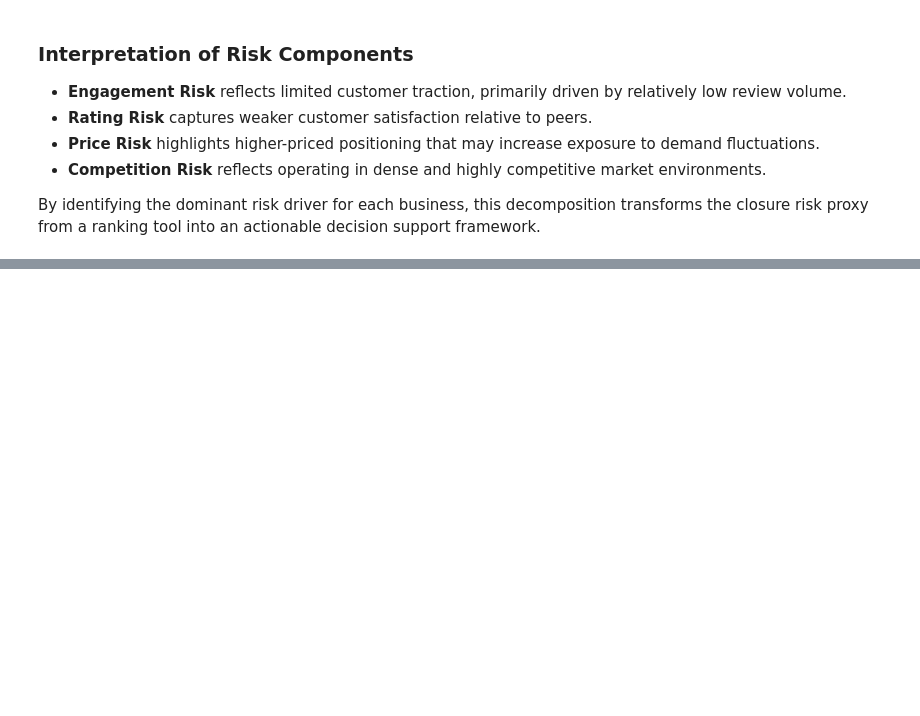
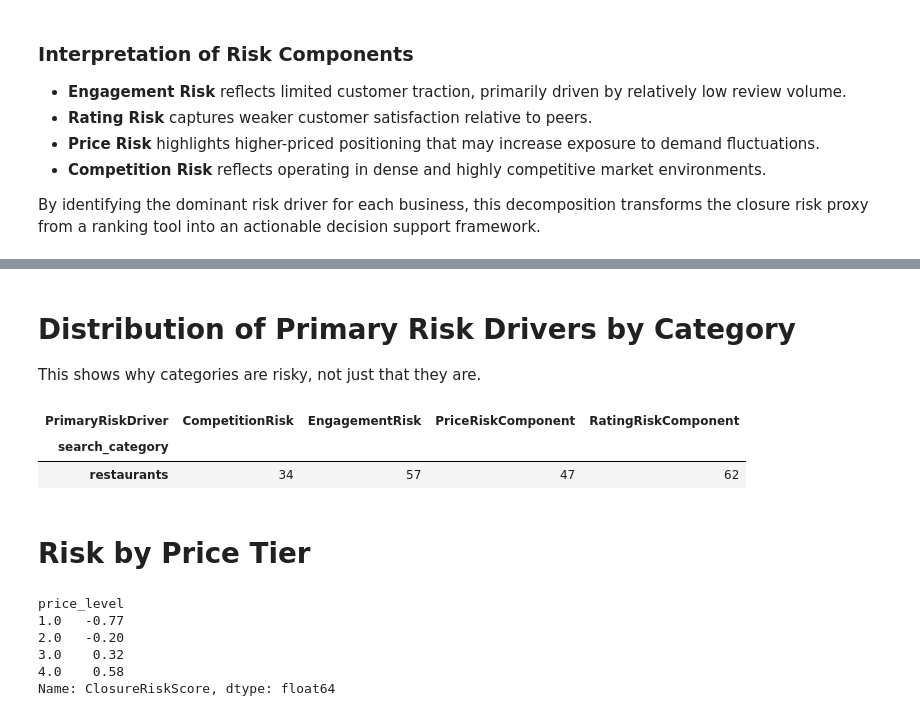
Before and after one commit to nathanho27/Yelp-BI, a Jupyter notebook: MachineLearning/ClosureRiskModel.ipynb, the cells around one changed output, grey strips where cells are left out. Drawn from its saved outputs; the diff is of its cells as text; code cells hidden in the pictures; blank space fills up the shorter version.

Commit message:
finalize ML readme and ClosureRiskModel

```diff
--- a/MachineLearning/ClosureRiskModel.ipynb
+++ b/MachineLearning/ClosureRiskModel.ipynb
@@ -617,0 +625,26 @@ support framework.
+# %% [markdown]
+# Distribution of Primary Risk Drivers by Category
+This shows why categories are risky, not just that they are.
+# %%
+DriverByCategory = (
+    df.groupby(["search_category", "PrimaryRiskDriver"])["business_id"]
+      .count()
+      .unstack(fill_value=0)
+)
+
+DriverByCategory
+# %% [output]
+| PrimaryRiskDriver | CompetitionRisk | EngagementRisk | PriceRiskComponent | RatingRiskComponent |
+| search_category |  |  |  |  |
+| restaurants | 34 | 57 | 47 | 62 |
+# %% [markdown]
+# Risk by Price Tier
+# %%
+df.groupby("price_level")["ClosureRiskScore"].mean().round(2)
+# %% [output]
+price_level
+1.0   -0.77
+2.0   -0.20
+3.0    0.32
+4.0    0.58
+Name: ClosureRiskScore, dtype: float64
```
Also changed, not shown: parts of 27 cells of this notebook, 1 other file.
